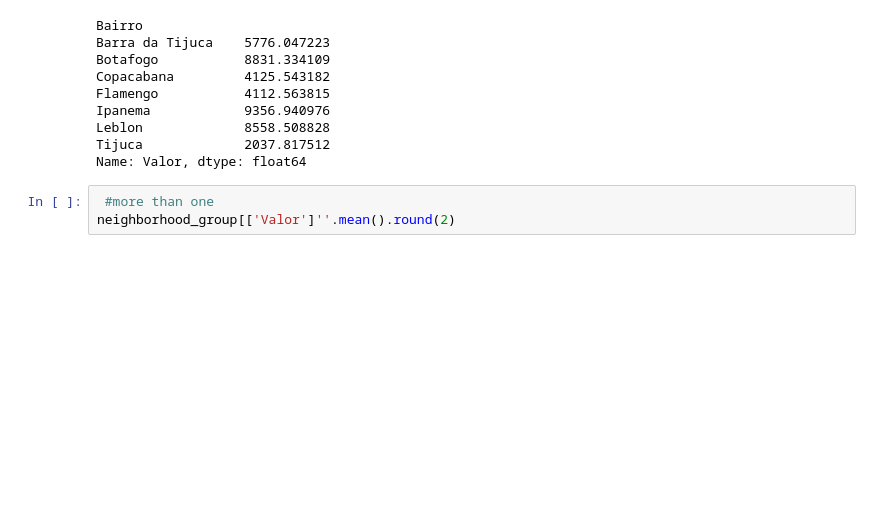
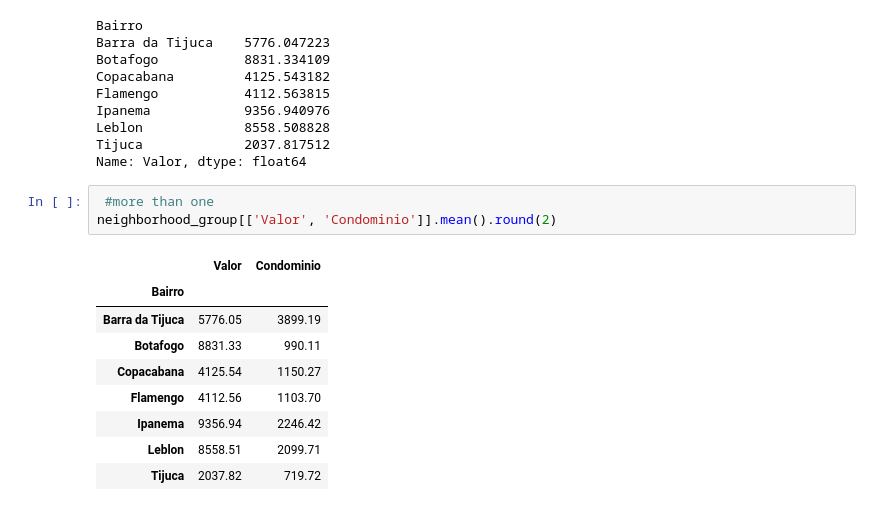
Before and after one commit to felipepereira2697/DataScience, a Jupyter notebook: Grouping.ipynb, the cells around one changed output. Drawn from its saved outputs; the diff is of its cells as text; blank space fills up the shorter version.

```diff
--- a/Grouping.ipynb
+++ b/Grouping.ipynb
@@ -98,4 +98,14 @@ Tijuca             2037.817512
 Name: Valor, dtype: float64
 # %%
  #more than one
-neighborhood_group[['Valor']''.mean().round(2)
+neighborhood_group[['Valor', 'Condominio']].mean().round(2)
+# %% [output]
+|  | Valor | Condominio |
+| Bairro |  |  |
+| Barra da Tijuca | 5776.05 | 3899.19 |
+| Botafogo | 8831.33 | 990.11 |
+| Copacabana | 4125.54 | 1150.27 |
+| Flamengo | 4112.56 | 1103.70 |
+| Ipanema | 9356.94 | 2246.42 |
+| Leblon | 8558.51 | 2099.71 |
+| Tijuca | 2037.82 | 719.72 |
```
Also changed, not shown: parts of 7 cells of this notebook.
